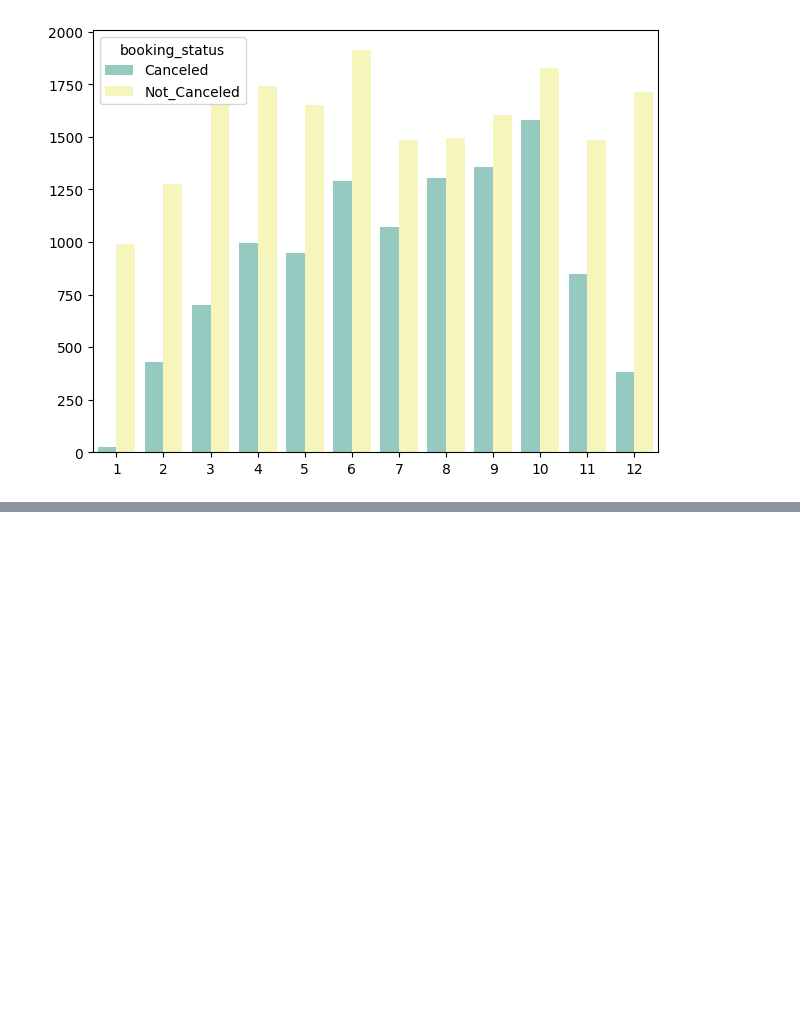
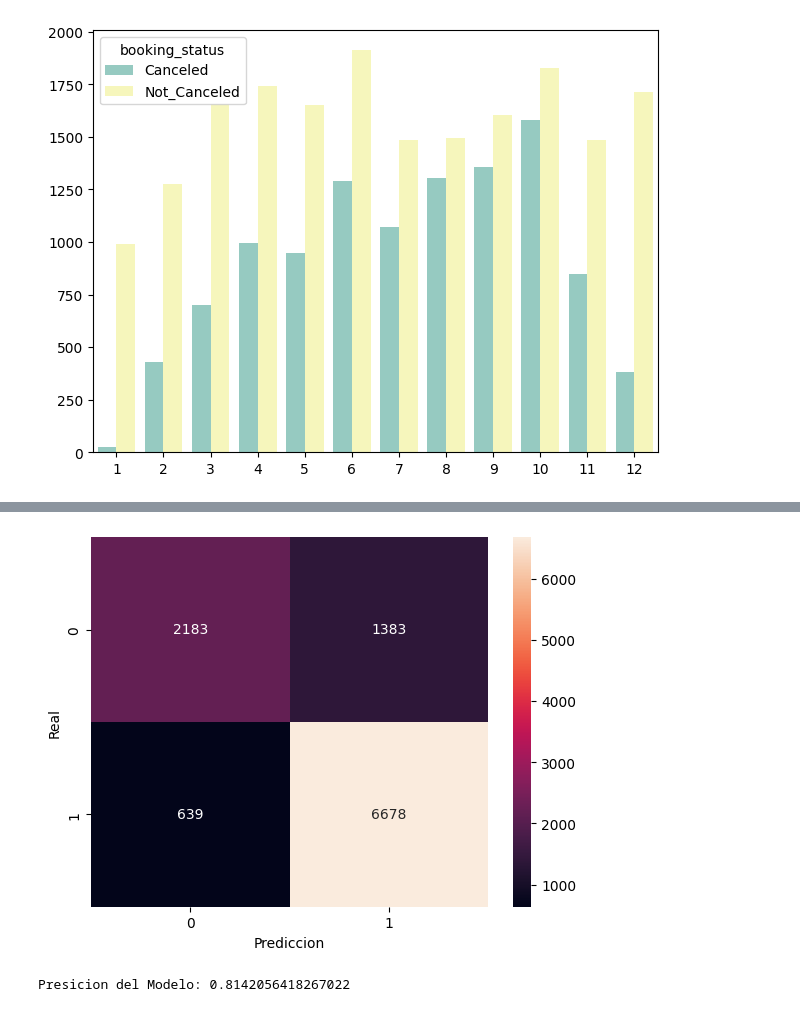
Before and after one commit to AndresCba89/reservas_hoteles, a Jupyter notebook: hotel.ipynb, the cells around one changed output, grey strips where cells are left out. Saved outputs shown, nothing was run; the diff lists cells and outputs as text; code cells hidden in the pictures; blank space fills up the shorter version.

Commit message:
se realiza modelo de prediccion utilizando un arbol de desiciones

```diff
--- a/hotel.ipynb
+++ b/hotel.ipynb
@@ -435,0 +524,14 @@ The `ci` parameter is deprecated. Use `errorbar=None` for the same effect.
+# %%
+X_test = pd.concat([X_test, encoded_df_test], axis="columns")
+# %%
+X_train = X_train.drop(['Booking_ID', 'no_of_adults', 'no_of_children', 'no_of_weekend_nights',
+       'no_of_week_nights', 'type_of_meal_plan', 'required_car_parking_space','room_type_reserved', 'lead_time', 'arrival_year', 'arrival_month',
+       'arrival_date', 'market_segment_type', 'repeated_guest', 'no_of_previous_cancellations', 'no_of_previous_bookings_not_canceled', 'avg_price_per_room', 'no_of_special_requests'], axis=1)
+X_test = X_test.drop(['Booking_ID', 'no_of_adults', 'no_of_children', 'no_of_weekend_nights',
+       'no_of_week_nights', 'type_of_meal_plan', 'required_car_parking_space','room_type_reserved', 'lead_time', 'arrival_year', 'arrival_month',
+       'arrival_date', 'market_segment_type', 'repeated_guest', 'no_of_previous_cancellations', 'no_of_previous_bookings_not_canceled', 'avg_price_per_room', 'no_of_special_requests'], axis=1)
+# %%
+reglas = {"Not_Canceled": 1, "Canceled": 0}
+
+y_train = y_train.map(reglas)
+y_test = y_test.map(reglas)
@@ -435,0 +553,2 @@ The `ci` parameter is deprecated. Use `errorbar=None` for the same effect.
+# %%
+clf = DecisionTreeClassifier(max_depth=10, random_state=42).fit(X_train, y_train)
@@ -435,0 +585,13 @@ The `ci` parameter is deprecated. Use `errorbar=None` for the same effect.
+# %%
+y_pred_class=clf.predict(X_test)
+cm=confusion_matrix(y_test, y_pred_class)
+sns.heatmap(cm, annot=True, fmt='d')
+plt.xlabel('Prediccion')
+plt.ylabel('Real')
+plt.show()
+
+accuracy=accuracy_score(y_test, y_pred_class)
+print(f'Presicion del Modelo: {accuracy}')
+# %% [output]
+[figure, added]
+Presicion del Modelo: 0.8142056418267022
```
Also changed, not shown: parts of 20 cells of this notebook, 2 other files.
